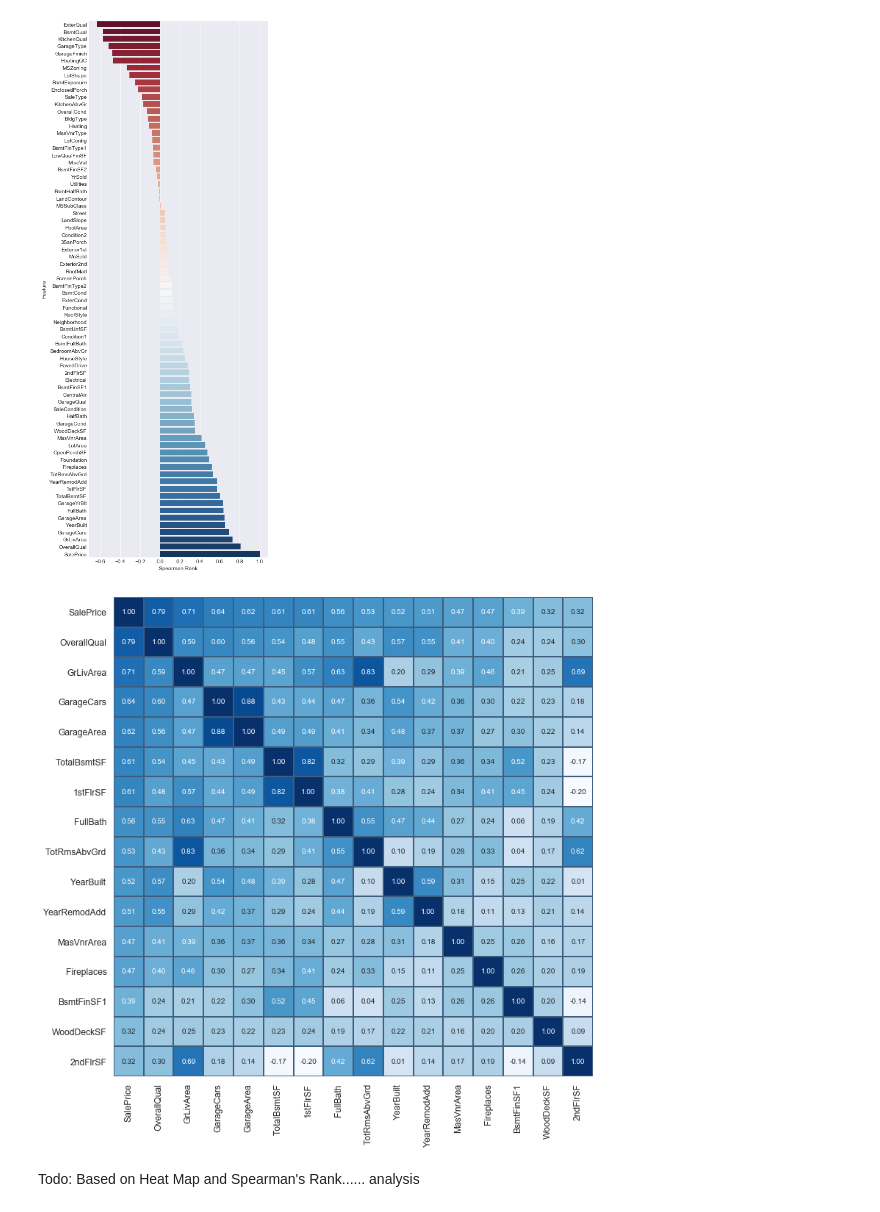
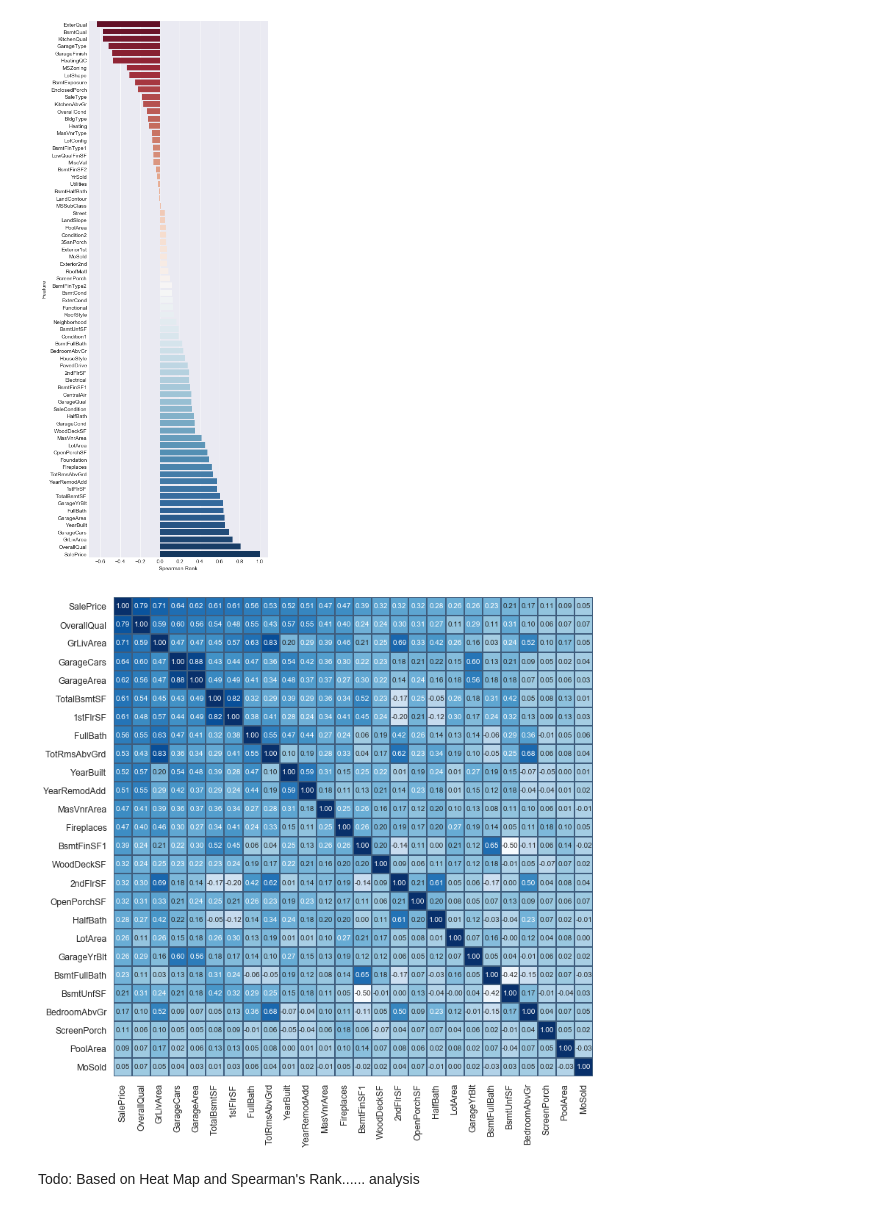
Before and after one commit to allison-godfrey/w207-final-group-project, a Jupyter notebook: W207_Predict_Property_Sale_Price.ipynb, the cells around one changed output. Cells and saved outputs as stored; diff of their text form; code cells hidden in the pictures.

```diff
--- a/W207_Predict_Property_Sale_Price.ipynb
+++ b/W207_Predict_Property_Sale_Price.ipynb
@@ -207,19 +214,19 @@ sns.barplot(data=spearman_rank, y='Feature', x='Spearman Rank', orient='h', pale
 <matplotlib.axes._subplots.AxesSubplot at 0x...>
 [figure]
 # %%
-# Heat Map for largest 15 features
+# Heat Map for largest 25 features
 corr_matrix = train_new.corr()
-high_corr_cols = corr_matrix.nlargest(16, 'SalePrice')['SalePrice'].index # Add 1 as it includes SalePrice
+high_corr_cols = corr_matrix.nlargest(26, 'SalePrice')['SalePrice'].index # Add 1 as it includes SalePrice
 cm = np.corrcoef(train_new[high_corr_cols].values.T)
 sns.set(font_scale=1.1)
 fig, ax = plt.subplots(figsize=(12,12))
 hm = sns.heatmap(cm,annot=True, square=True, fmt='.2f',
                  annot_kws={'size': 10}, yticklabels=high_corr_cols.values,
                  xticklabels=high_corr_cols.values, ax = ax, cmap="Blues", linewidths=1,
                  linecolor='#3F5D7D', cbar=False)
 plt.show()
 # %% [output]
-[figure, old version]
+[figure, new version]
 # %% [markdown]
 Todo: Based on Heat Map and Spearman's Rank...... analysis
 # %% [markdown]
```
Also changed, not shown: parts of 27 cells of this notebook.
